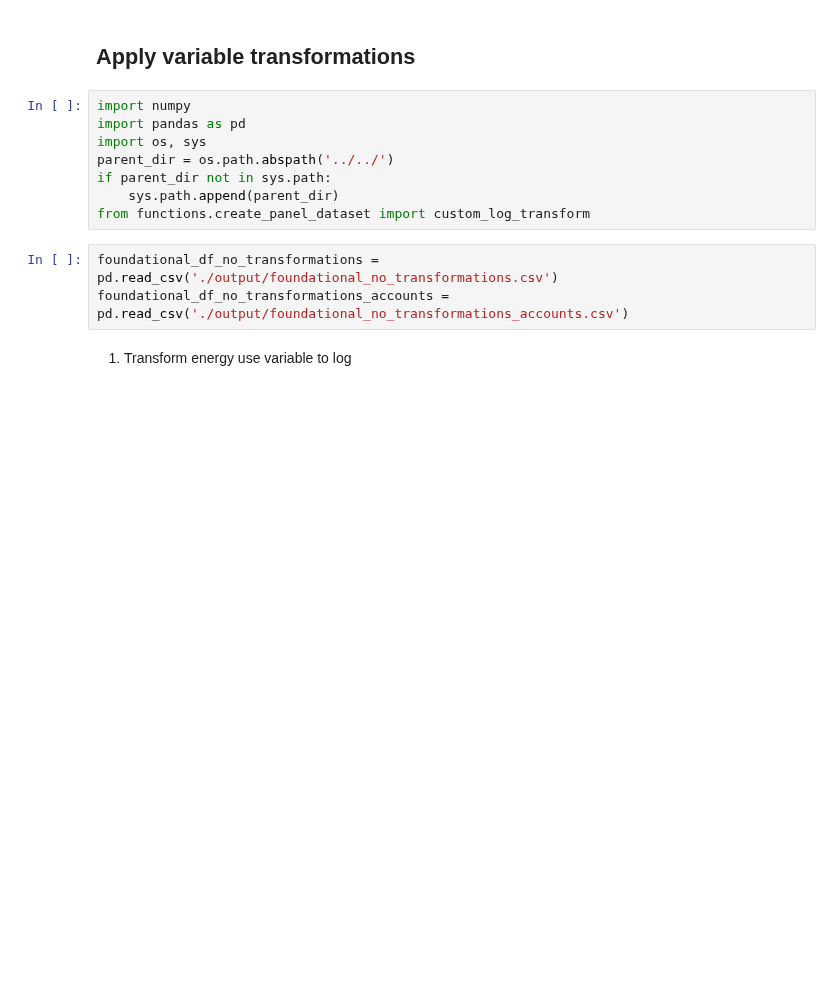
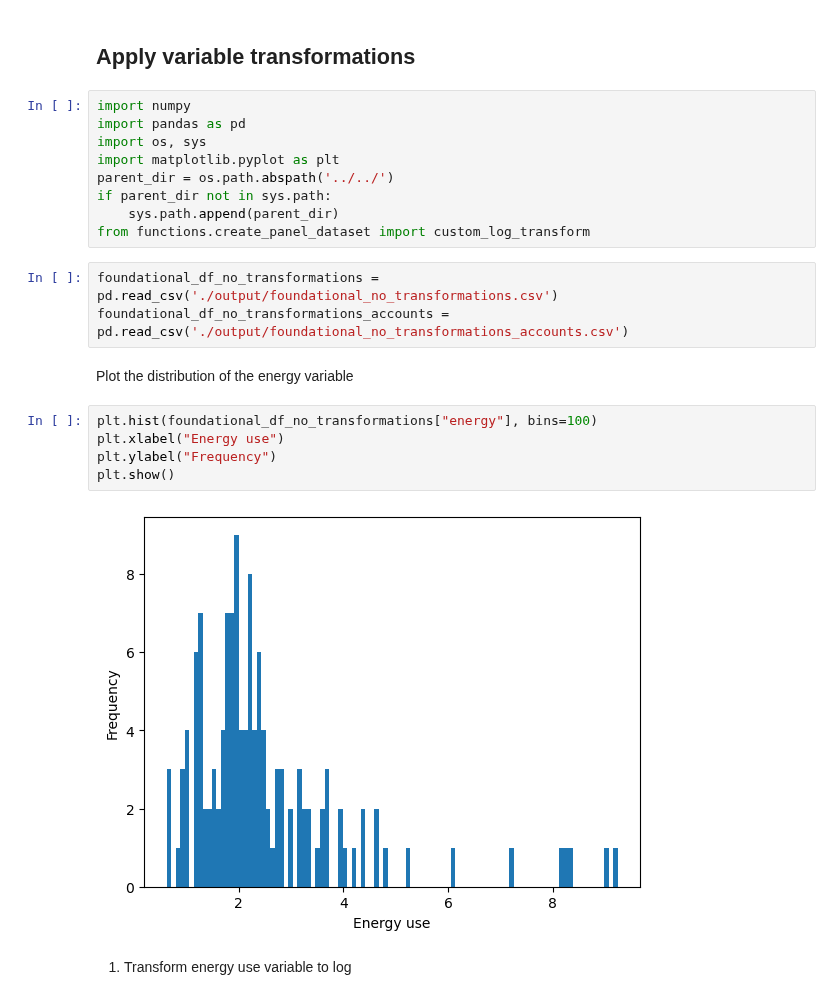
Before and after one commit to saviorand/provisioning-model, a Jupyter notebook: provisioning_model/notebooks/foundational/transform_data.ipynb, the cells around one changed output. Drawn from its saved outputs; the diff is of its cells as text; blank space fills up the shorter version.

```diff
--- a/provisioning_model/notebooks/foundational/transform_data.ipynb
+++ b/provisioning_model/notebooks/foundational/transform_data.ipynb
@@ -4,6 +4,7 @@
 import numpy
 import pandas as pd
 import os, sys
+import matplotlib.pyplot as plt
 parent_dir = os.path.abspath('../../')
 if parent_dir not in sys.path:
     sys.path.append(parent_dir)
@@ -11,6 +12,15 @@ from functions.create_panel_dataset import custom_log_transform
 # %%
 foundational_df_no_transformations = pd.read_csv('./output/foundational_no_transformations.csv')
 foundational_df_no_transformations_accounts = pd.read_csv('./output/foundational_no_transformations_accounts.csv')
+# %% [markdown]
+Plot the distribution of the energy variable
+# %%
+plt.hist(foundational_df_no_transformations["energy"], bins=100)
+plt.xlabel("Energy use")
+plt.ylabel("Frequency")
+plt.show()
+# %% [output]
+[figure, added]
 # %% [markdown]
 1. Transform energy use variable to log
 # %%
```
Also changed, not shown: parts of 28 cells of this notebook, 2 other files.
